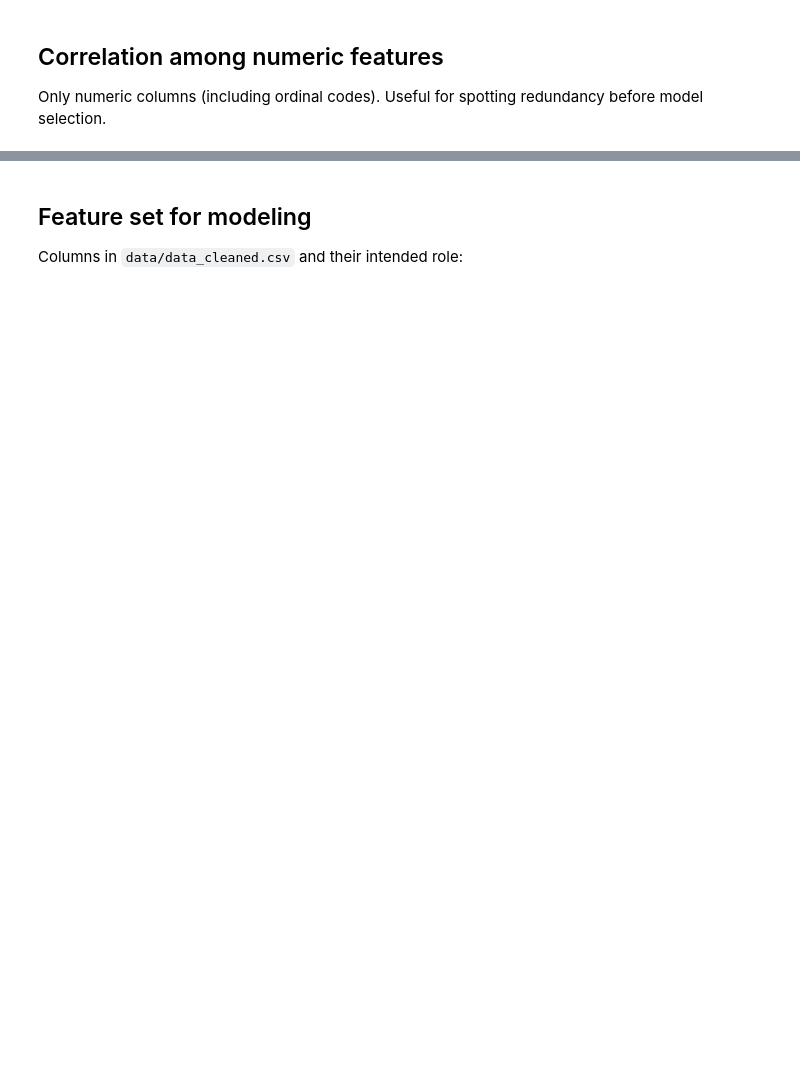
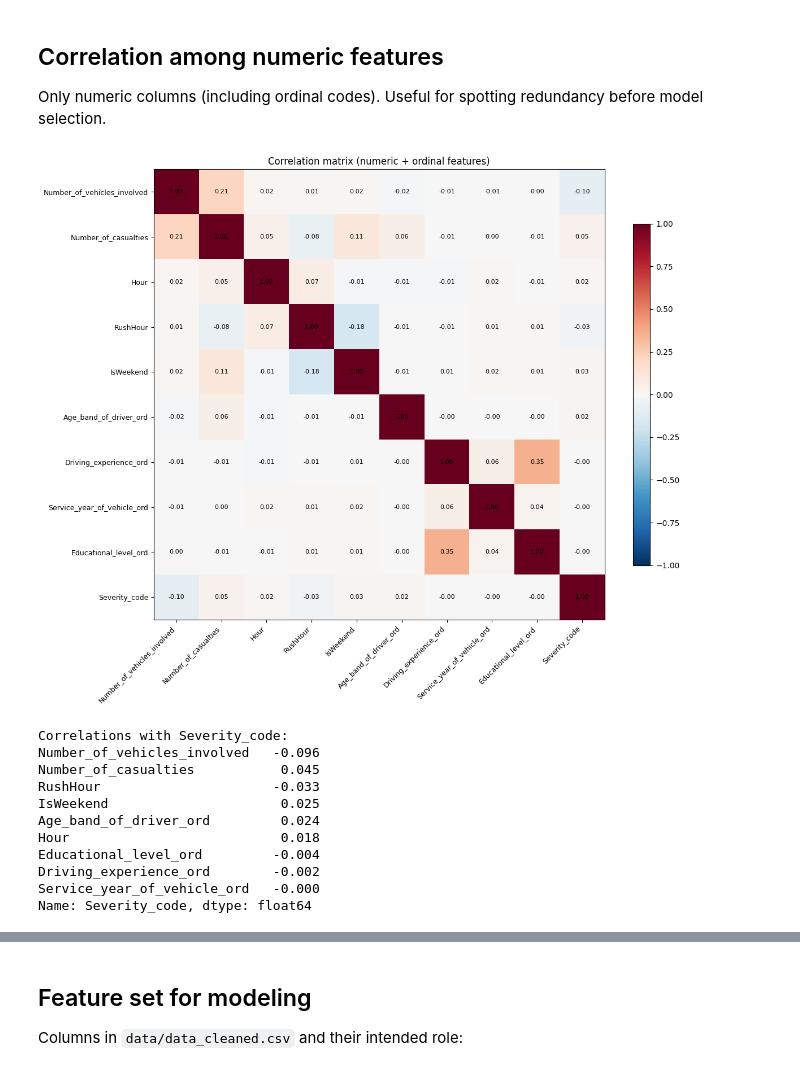
Before and after one commit to ThSonDev/crash-severity-tabnet-stacking, a Jupyter notebook: EDA_cleaned.ipynb, the cells around one changed output, grey strips where cells are left out. Saved outputs shown, nothing was run; the diff lists cells and outputs as text; code cells hidden in the pictures; blank space fills up the shorter version.

```diff
--- a/EDA_cleaned.ipynb
+++ b/EDA_cleaned.ipynb
@@ -217,22 +284,41 @@ before model selection.
 # %%
 num_cols = df.select_dtypes(include=["int64", "float64"]).columns.tolist()
 # Exclude the target code itself from the correlation heatmap inputs.
 corr_cols = [c for c in num_cols if c != "Severity_code"]
 
 corr = df[corr_cols + ["Severity_code"]].corr()
 
 fig, ax = plt.subplots(figsize=(12, 10))
 im = ax.imshow(corr, cmap="RdBu_r", vmin=-1, vmax=1)
+
+for i in range(len(corr.columns)):
+    for j in range(len(corr.columns)):
+        ax.text(j, i, f"{corr.iloc[i, j]:.2f}",
+                ha="center", va="center", fontsize=8)
+
 ax.set_xticks(range(len(corr.columns)))
 ax.set_yticks(range(len(corr.columns)))
 ax.set_xticklabels(corr.columns, rotation=45, ha="right", fontsize=9)
 ax.set_yticklabels(corr.columns, fontsize=9)
 plt.colorbar(im, ax=ax, fraction=0.03)
 ax.set_title("Correlation matrix (numeric + ordinal features)")
 plt.tight_layout()
 plt.show()
 
 # Top correlations with Severity_code.
 sev_corr = corr["Severity_code"].drop("Severity_code").sort_values(key=abs, ascending=False)
 print("Correlations with Severity_code:")
 print(sev_corr.round(3))
+# %% [output]
+[figure, added]
+Correlations with Severity_code:
+Number_of_vehicles_involved   -0.096
+Number_of_casualties           0.045
+RushHour                      -0.033
+IsWeekend                      0.025
+Age_band_of_driver_ord         0.024
+Hour                           0.018
+Educational_level_ord         -0.004
+Driving_experience_ord        -0.002
+Service_year_of_vehicle_ord   -0.000
+Name: Severity_code, dtype: float64
```
Also changed, not shown: parts of 24 cells of this notebook, 1 other file.
